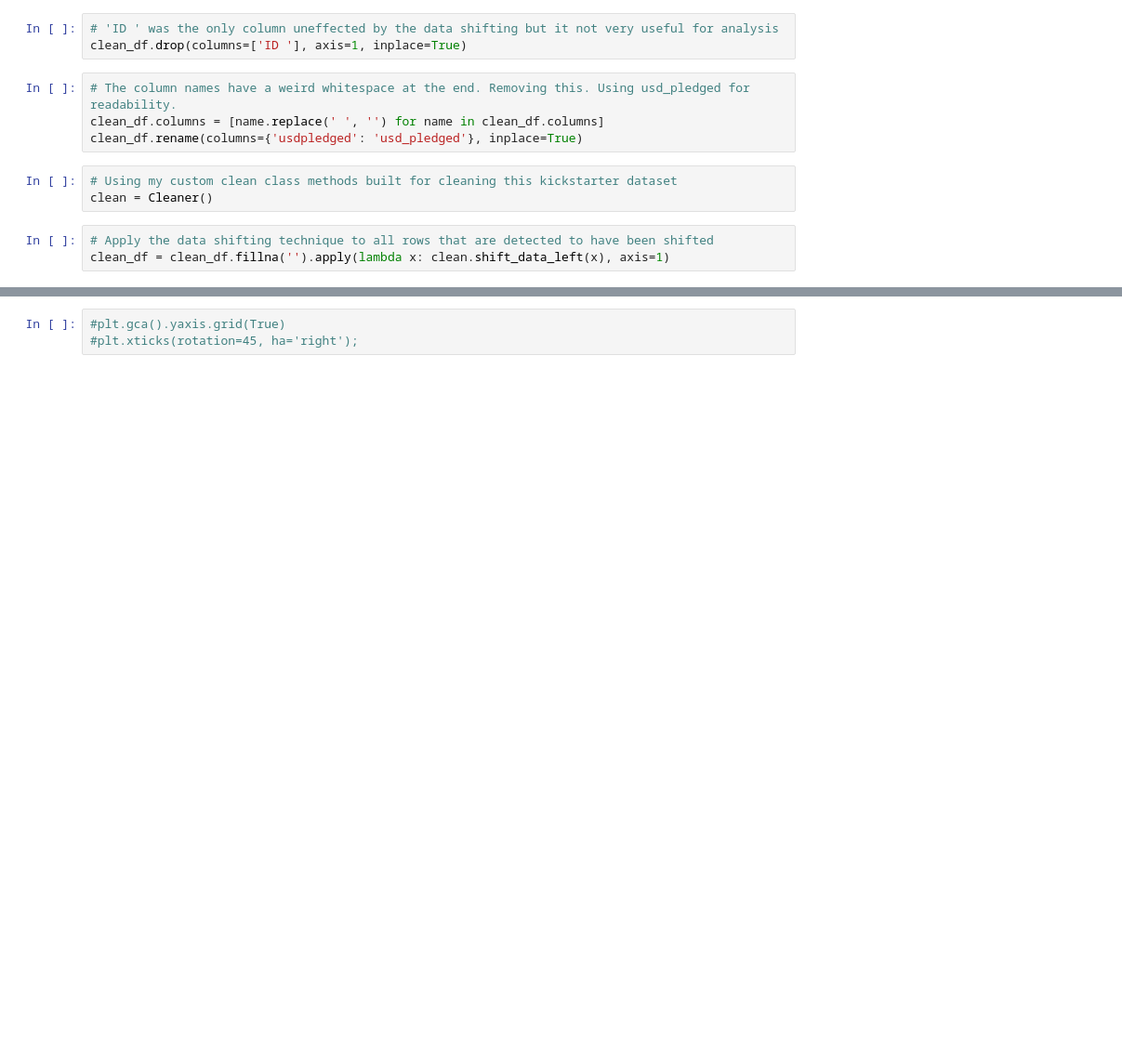
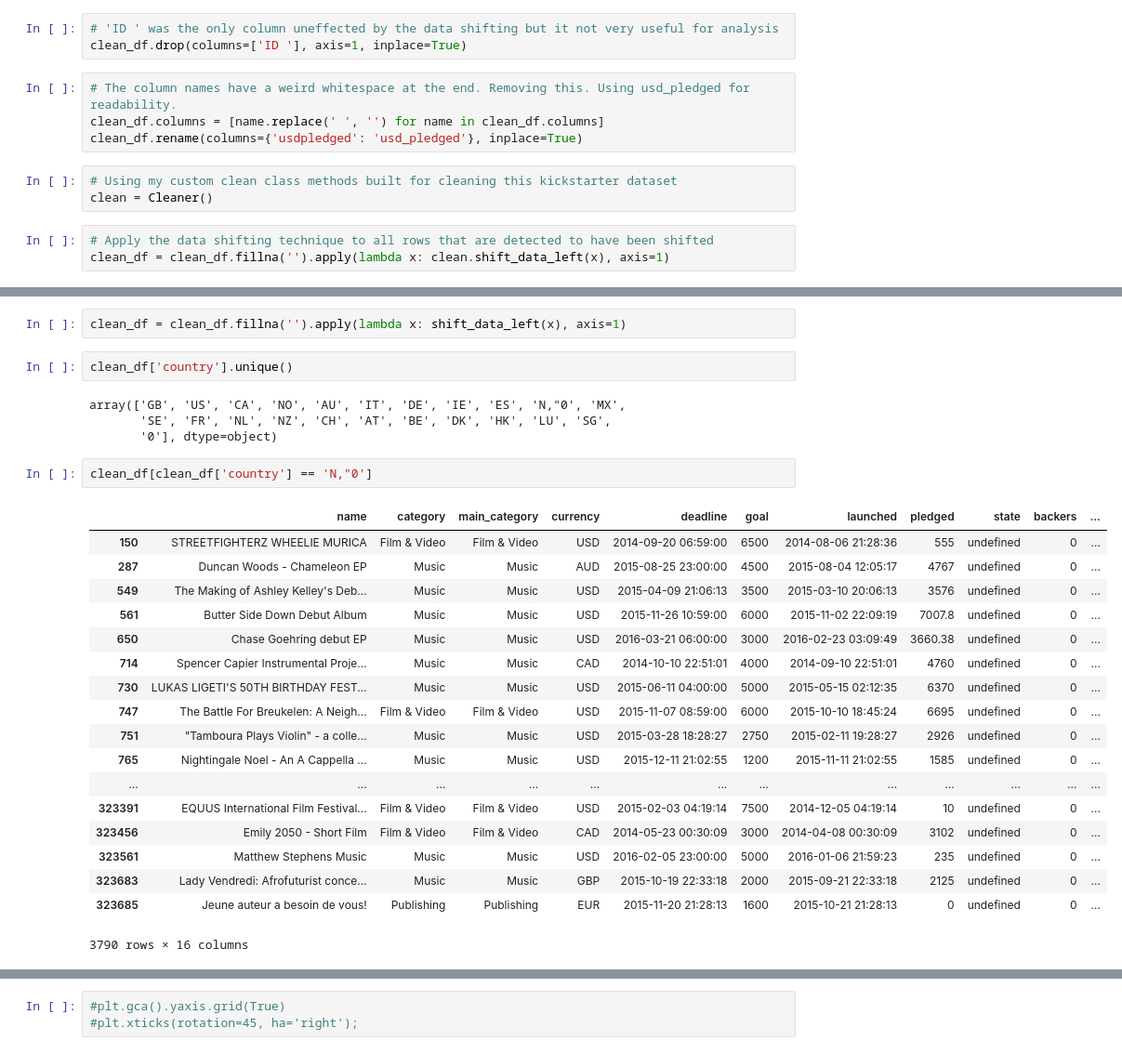
Before and after one commit to LaurentStar/Kick-Starter-Analysis, a Jupyter notebook: Exploratory_Data_Analysis.ipynb, the cells around one changed output, grey strips where cells are left out. Shown at 93% size. Saved outputs shown, nothing was run; the diff lists cells and outputs as text; blank space fills up the shorter version.

Commit message:
Final data shift method

```diff
--- a/Exploratory_Data_Analysis.ipynb
+++ b/Exploratory_Data_Analysis.ipynb
@@ -436,0 +564,29 @@ clean_df = clean_df.fillna('').apply(lambda x: clean.shift_data_left(x), axis=1)
+# %%
+clean_df = clean_df.fillna('').apply(lambda x: shift_data_left(x), axis=1)
+# %%
+clean_df['country'].unique()
+# %% [output]
+array(['GB', 'US', 'CA', 'NO', 'AU', 'IT', 'DE', 'IE', 'ES', 'N,"0', 'MX',
+       'SE', 'FR', 'NL', 'NZ', 'CH', 'AT', 'BE', 'DK', 'HK', 'LU', 'SG',
+       '0'], dtype=object)
+# %%
+clean_df[clean_df['country'] == 'N,"0']
+# %% [output]
+|  | name | category | main_category | currency | deadline | goal | launched | pledged | state | backers | ... |
+| 150 | STREETFIGHTERZ WHEELIE MURICA | Film & Video | Film & Video | USD | 2014-09-20 06:59:00 | 6500 | 2014-08-06 21:28:36 | 555 | undefined | 0 | ... |
+| 287 | Duncan Woods - Chameleon EP | Music | Music | AUD | 2015-08-25 23:00:00 | 4500 | 2015-08-04 12:05:17 | 4767 | undefined | 0 | ... |
+| 549 | The Making of Ashley Kelley's Deb... | Music | Music | USD | 2015-04-09 21:06:13 | 3500 | 2015-03-10 20:06:13 | 3576 | undefined | 0 | ... |
+| 561 | Butter Side Down Debut Album | Music | Music | USD | 2015-11-26 10:59:00 | 6000 | 2015-11-02 22:09:19 | 7007.8 | undefined | 0 | ... |
+| 650 | Chase Goehring debut EP | Music | Music | USD | 2016-03-21 06:00:00 | 3000 | 2016-02-23 03:09:49 | 3660.38 | undefined | 0 | ... |
+| 714 | Spencer Capier Instrumental Proje... | Music | Music | CAD | 2014-10-10 22:51:01 | 4000 | 2014-09-10 22:51:01 | 4760 | undefined | 0 | ... |
+| 730 | LUKAS LIGETI'S 50TH BIRTHDAY FEST... | Music | Music | USD | 2015-06-11 04:00:00 | 5000 | 2015-05-15 02:12:35 | 6370 | undefined | 0 | ... |
+| 747 | The Battle For Breukelen: A Neigh... | Film & Video | Film & Video | USD | 2015-11-07 08:59:00 | 6000 | 2015-10-10 18:45:24 | 6695 | undefined | 0 | ... |
+| 751 | "Tamboura Plays Violin" - a colle... | Music | Music | USD | 2015-03-28 18:28:27 | 2750 | 2015-02-11 19:28:27 | 2926 | undefined | 0 | ... |
+| 765 | Nightingale Noel - An A Cappella ... | Music | Music | USD | 2015-12-11 21:02:55 | 1200 | 2015-11-11 21:02:55 | 1585 | undefined | 0 | ... |
+| ... | ... | ... | ... | ... | ... | ... | ... | ... | ... | ... | ... |
+| 323391 | EQUUS International Film Festival... | Film & Video | Film & Video | USD | 2015-02-03 04:19:14 | 7500 | 2014-12-05 04:19:14 | 10 | undefined | 0 | ... |
+| 323456 | Emily 2050 - Short Film | Film & Video | Film & Video | CAD | 2014-05-23 00:30:09 | 3000 | 2014-04-08 00:30:09 | 3102 | undefined | 0 | ... |
+| 323561 | Matthew Stephens Music | Music | Music | USD | 2016-02-05 23:00:00 | 5000 | 2016-01-06 21:59:23 | 235 | undefined | 0 | ... |
+| 323683 | Lady Vendredi: Afrofuturist conce... | Music | Music | GBP | 2015-10-19 22:33:18 | 2000 | 2015-09-21 22:33:18 | 2125 | undefined | 0 | ... |
+| 323685 | Jeune auteur a besoin de vous! | Publishing | Publishing | EUR | 2015-11-20 21:28:13 | 1600 | 2015-10-21 21:28:13 | 0 | undefined | 0 | ... |
+3790 rows × 16 columns
```
Also changed, not shown: parts of 9 cells of this notebook, 1 other file.
